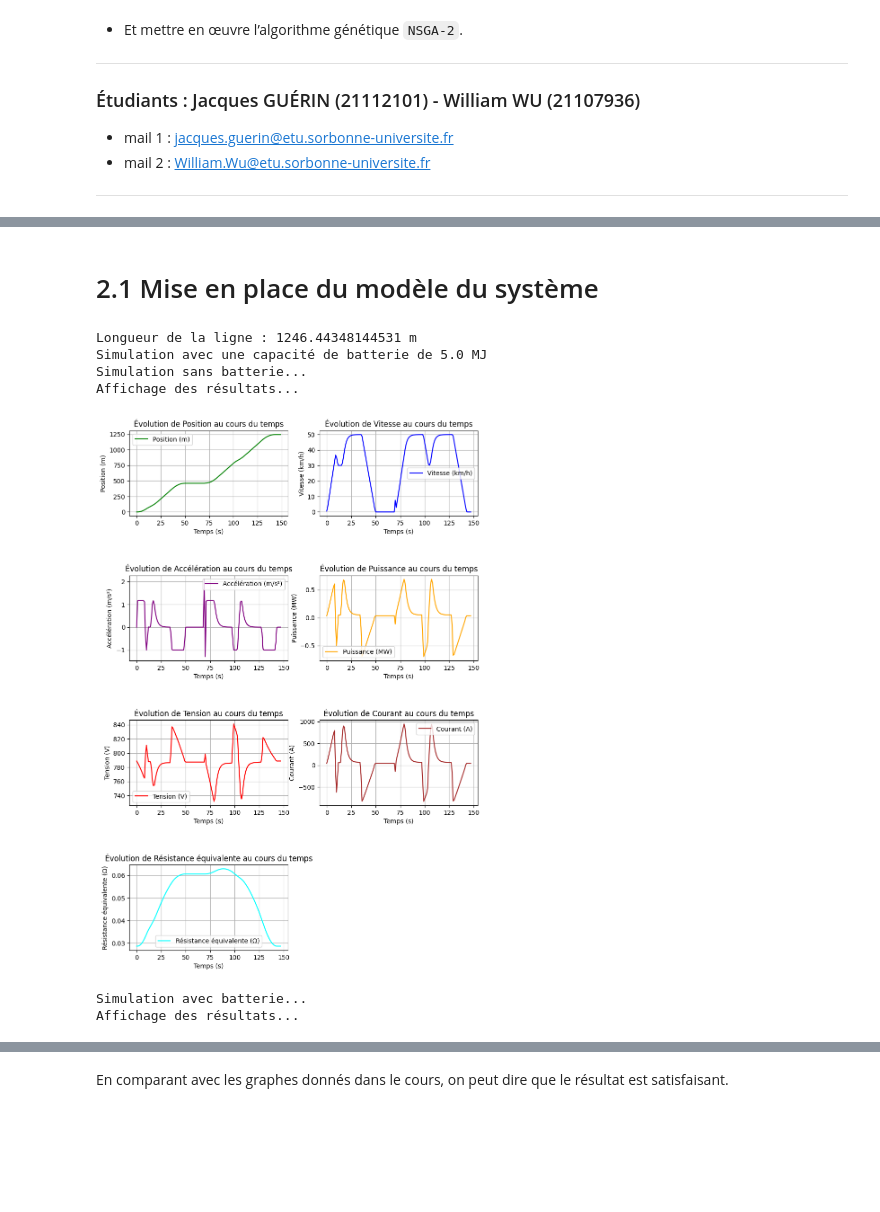
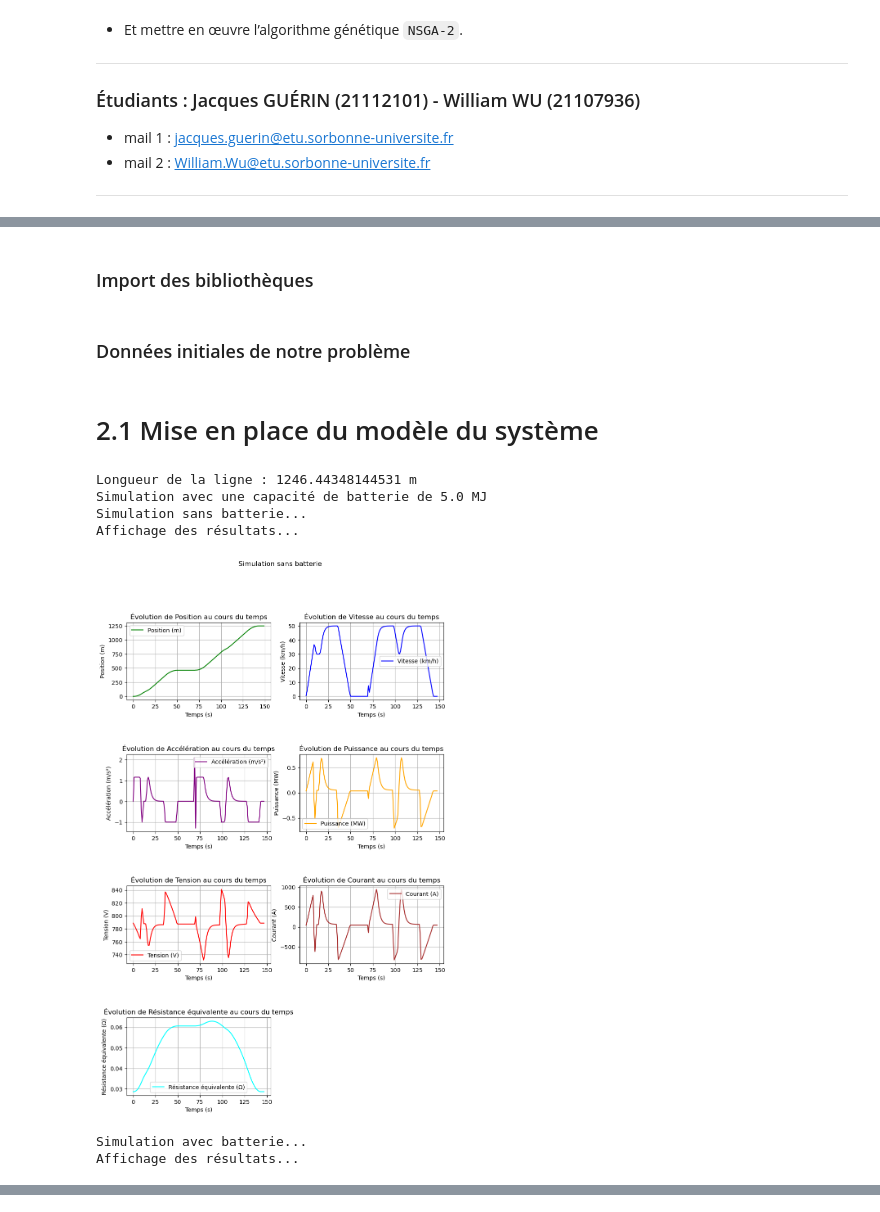
Before and after one commit to williamwu8888/optimisation_project, a Jupyter notebook: notebook.ipynb, the cells around one changed output, grey strips where cells are left out. Drawn from its saved outputs; the diff is of its cells as text; code cells hidden in the pictures; blank space fills up the shorter version.

Commit message:
V1 harmonisée avec juste la meilleure solution

```diff
--- a/notebook.ipynb
+++ b/notebook.ipynb
@@ -21,2 +19,4 @@ ___
+# %% [markdown]
+### Import des bibliothèques
 # %%
 import numpy as np
@@ -24,0 +25,2 @@ import matplotlib.pyplot as plt
+# %% [markdown]
+### Données initiales de notre problème
@@ -25,20 +37,11 @@ import matplotlib.pyplot as plt
 # %% [markdown]
 # 2.1 Mise en place du modèle du système
 # %%
-### Données initiales
-
-V_s = 790           # Tension nominale (V)
-R_s = 33e-3         # Résistance interne (ohms)
-rho_lac = 131e-6    # Résistance linéique LAC (ohms/m)
-rho_rail = 18e-6    # Résistance linéique rail (ohms/m)
-M = 70_000          # Masse du train (kg)
-P_bord = 35_000     # Consommation électrique à bord (W)
-rendement = 0.8     # Rendement global
 
 ### Création d'une classe pour optimiser les tracés:
 
 class Data:
-    def __init__(self, temps, valeurs, nom, unite, couleur="blue"):
+    def __init__(self, temps, valeurs, nom, unite, couleur):
         """
         Initialisation de l'objet Data.
 
@@ -262,11 +265,12 @@ def simulation_avec_batterie(temps, positions, longueur_ligne, capacite_batterie
 
 ### Affichage des résultats
 
-def plot_all(temps, positions, vitesses, accelerations, puissances, tensions, courants, resistances_eq):
+def plot_all(fig_name, temps, positions, vitesses, accelerations, puissances, tensions, courants, resistances_eq):
     """
     Trace tous les graphiques pour les données fournies.
     """
-    plt.figure(figsize=(10, 15))
+    plt.figure(num=fig_name, figsize=(10, 15))
+    plt.suptitle(fig_name)
     plt.subplots_adjust(hspace=0.7)
 
     # Création des objets Data pour chaque série de données
@@ -286,13 +290,6 @@ def plot_all(temps, positions, vitesses, accelerations, puissances, tensions, co
         data.tracer()
 
     plt.show()
-
-### Programme main
-
-# Importer les fonctions définies précédemment (dans d'autres fichiers si nécessaire)
-# Par exemple, si elles sont dans des fichiers séparés :
-# from simulation import simulation_sans_batterie, simulation_avec_batterie
-# from utils import charger_donnees_train, tracer_resultats
 
 def main():
     # 1. Chargement des données
@@ -313,36 +310,36 @@ def main():
 
     print(f"Longueur de la ligne : {longueur_ligne} m")
     print(f"Simulation avec une capacité de batterie de {capacite_batterie / 1e6} MJ")
 
     # 3. Simulation sans batterie
     print("Simulation sans batterie...")
     try:
         resistances_eq_sb, vitesses_sb, accelerations_sb, tensions_sb, puissances_sb, courants_sb = simulation_sans_batterie(temps, positions, longueur_ligne)
     except Exception as e:
         print(f"Erreur pendant la simulation sans batterie : {e}")
         return
 
     print("Affichage des résultats...")
-    plot_all(temps, positions, vitesses_sb, accelerations_sb, puissances_sb, tensions_sb, courants_sb, resistances_eq_sb)
+    plot_all("Simulation sans batterie", temps, positions, vitesses_sb, accelerations_sb, puissances_sb, tensions_sb, courants_sb, resistances_eq_sb)
 
     # 4. Simulation avec batterie
     print("Simulation avec batterie...")
     try:
         resistances_eq_ab, vitesses_ab, accelerations_ab, tensions_ab, puissances_ab, courants_ab = simulation_avec_batterie(temps, positions, longueur_ligne, capacite_batterie)
     except Exception as e:
-        print(f"Erreur pendant la simulation sans batterie : {e}")
+        print(f"Erreur pendant la simulation avec batterie : {e}")
         return
 
     print("Affichage des résultats...")
-    plot_all(temps, positions, vitesses_ab, accelerations_ab, puissances_ab, tensions_ab, courants_ab, resistances_eq_ab)
+    plot_all("Simulation avec batterie", temps, positions, vitesses_ab, accelerations_ab, puissances_ab, tensions_ab, courants_ab, resistances_eq_ab)
 
 if __name__ == "__main__":
     main()
 # %% [output]
 Longueur de la ligne : 1246.44348144531 m
 Simulation avec une capacité de batterie de 5.0 MJ
 Simulation sans batterie...
 Affichage des résultats...
-[figure, old version]
+[figure, new version]
 Simulation avec batterie...
 Affichage des résultats...
@@ -350,5 +347,3 @@ Affichage des résultats...
-# %% [markdown]
-En comparant avec les graphes donnés dans le cours, on peut dire que le résultat est satisfaisant.
 # %% [markdown]
 # 2.2 Dimensionnement du système de stockage
 
```
Also changed, not shown: parts of 11 cells of this notebook, 1 other file.
